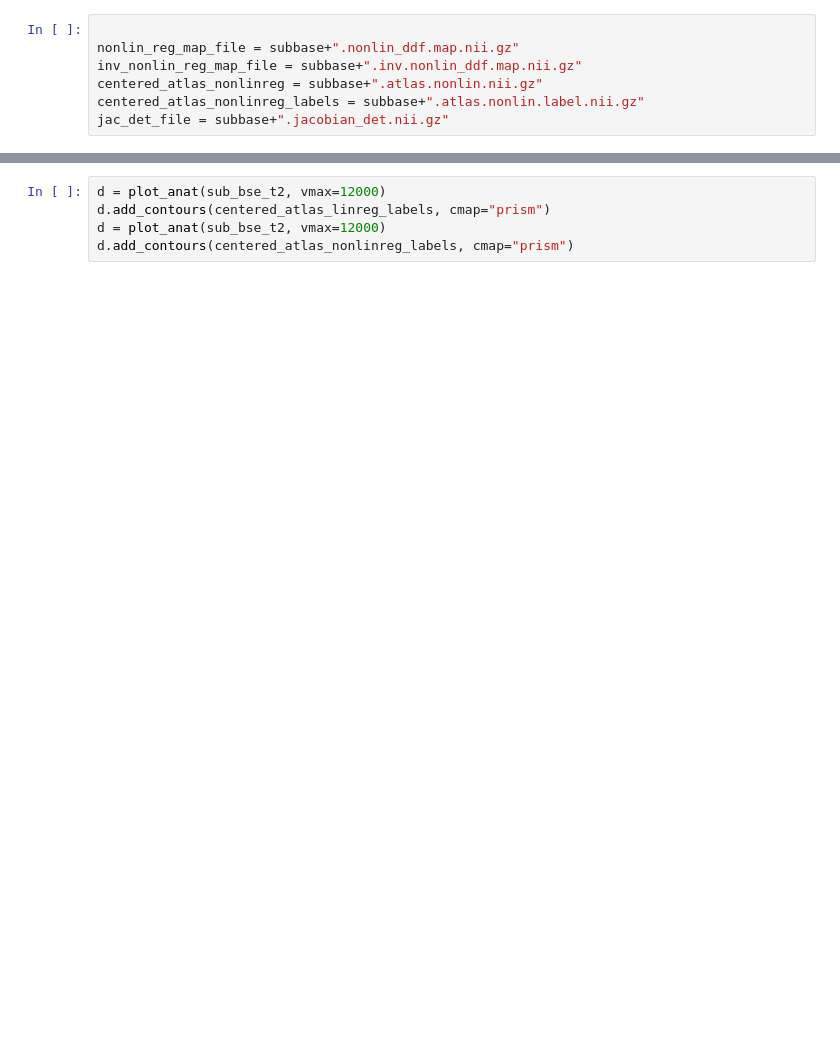
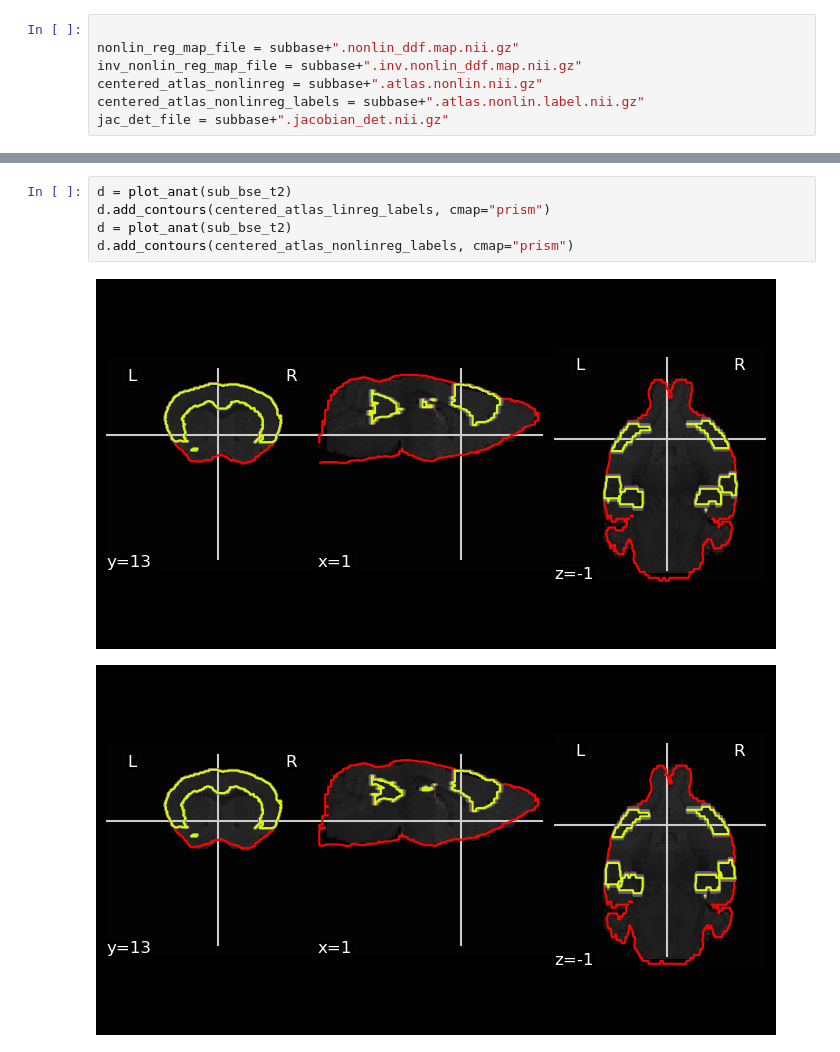
Before and after one commit to MouseSuite/rodreg, a Jupyter notebook: main_reg.ipynb, the cells around one changed output, grey strips where cells are left out. Drawn from its saved outputs; the diff is of its cells as text; blank space fills up the shorter version.

```diff
--- a/main_reg.ipynb
+++ b/main_reg.ipynb
@@ -143,8 +182,11 @@ nb.save(
 # %%
-d = plot_anat(sub_bse_t2, vmax=12000)
+d = plot_anat(sub_bse_t2)
 d.add_contours(centered_atlas_linreg_labels, cmap="prism")
-d = plot_anat(sub_bse_t2, vmax=12000)
+d = plot_anat(sub_bse_t2)
 d.add_contours(centered_atlas_nonlinreg_labels, cmap="prism")
+# %% [output]
+[figure, added]
+[figure, added]
 # %%
 plot_anat(jac_det_file, colorbar=True)
 
```
Also changed, not shown: parts of 10 cells of this notebook.
